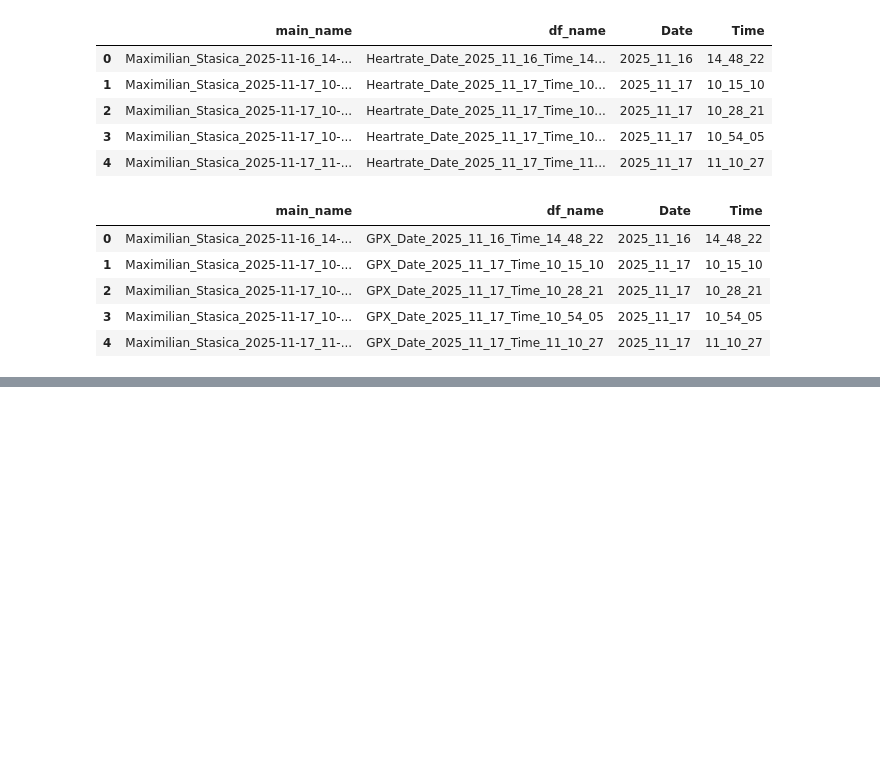
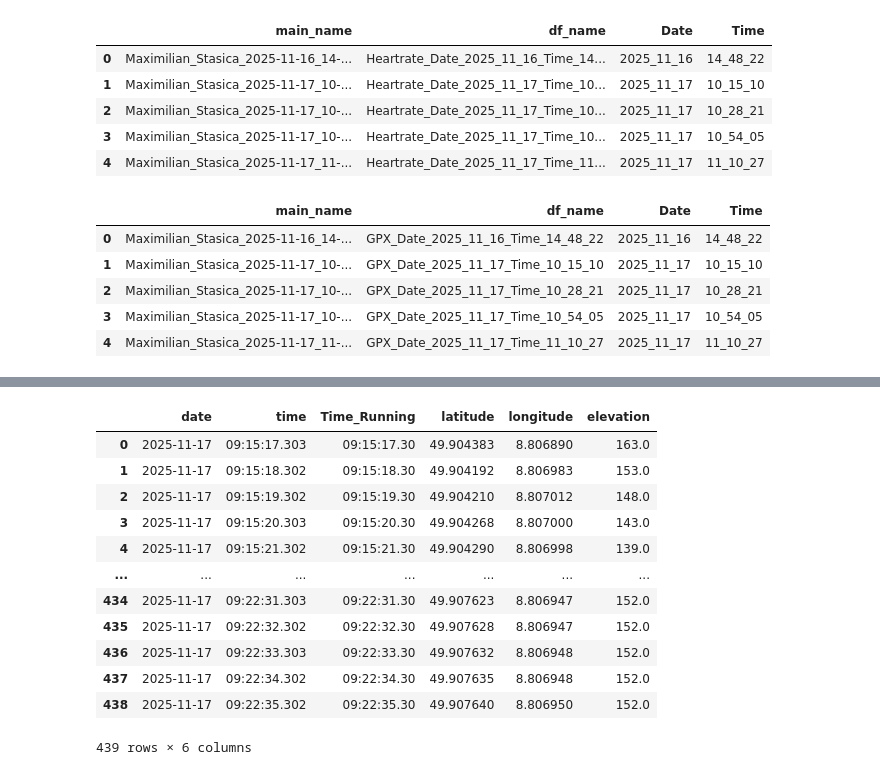
Before and after one commit to Mohsenmohebbi1993/Biomechanik, a Jupyter notebook: notebooks/2. Data and Clear Data.ipynb, the cells around one changed output, grey strips where cells are left out. Drawn from its saved outputs; the diff is of its cells as text; code cells hidden in the pictures; blank space fills up the shorter version.

```diff
--- a/notebooks/2. Data and Clear Data.ipynb
+++ b/notebooks/2. Data and Clear Data.ipynb
@@ -583,0 +772,16 @@ name_foot_df[name_foot_df["Date"].eq("2025_11_16")]["name of file"].iloc[3]
+# %%
+globals()[name_GPX_df[name_GPX_df["Date"].eq("2025_11_17")]["df_name"].iloc[0]]
+# %% [output]
+|  | date | time | Time_Running | latitude | longitude | elevation |
+| 0 | 2025-11-17 | 09:15:17.303 | 09:15:17.30 | 49.904383 | 8.806890 | 163.0 |
+| 1 | 2025-11-17 | 09:15:18.302 | 09:15:18.30 | 49.904192 | 8.806983 | 153.0 |
+| 2 | 2025-11-17 | 09:15:19.302 | 09:15:19.30 | 49.904210 | 8.807012 | 148.0 |
+| 3 | 2025-11-17 | 09:15:20.303 | 09:15:20.30 | 49.904268 | 8.807000 | 143.0 |
+| 4 | 2025-11-17 | 09:15:21.302 | 09:15:21.30 | 49.904290 | 8.806998 | 139.0 |
+| ... | ... | ... | ... | ... | ... | ... |
+| 434 | 2025-11-17 | 09:22:31.303 | 09:22:31.30 | 49.907623 | 8.806947 | 152.0 |
+| 435 | 2025-11-17 | 09:22:32.302 | 09:22:32.30 | 49.907628 | 8.806947 | 152.0 |
+| 436 | 2025-11-17 | 09:22:33.303 | 09:22:33.30 | 49.907632 | 8.806948 | 152.0 |
+| 437 | 2025-11-17 | 09:22:34.302 | 09:22:34.30 | 49.907635 | 8.806948 | 152.0 |
+| 438 | 2025-11-17 | 09:22:35.302 | 09:22:35.30 | 49.907640 | 8.806950 | 152.0 |
+439 rows × 6 columns
```
Also changed, not shown: parts of 11 cells of this notebook.
